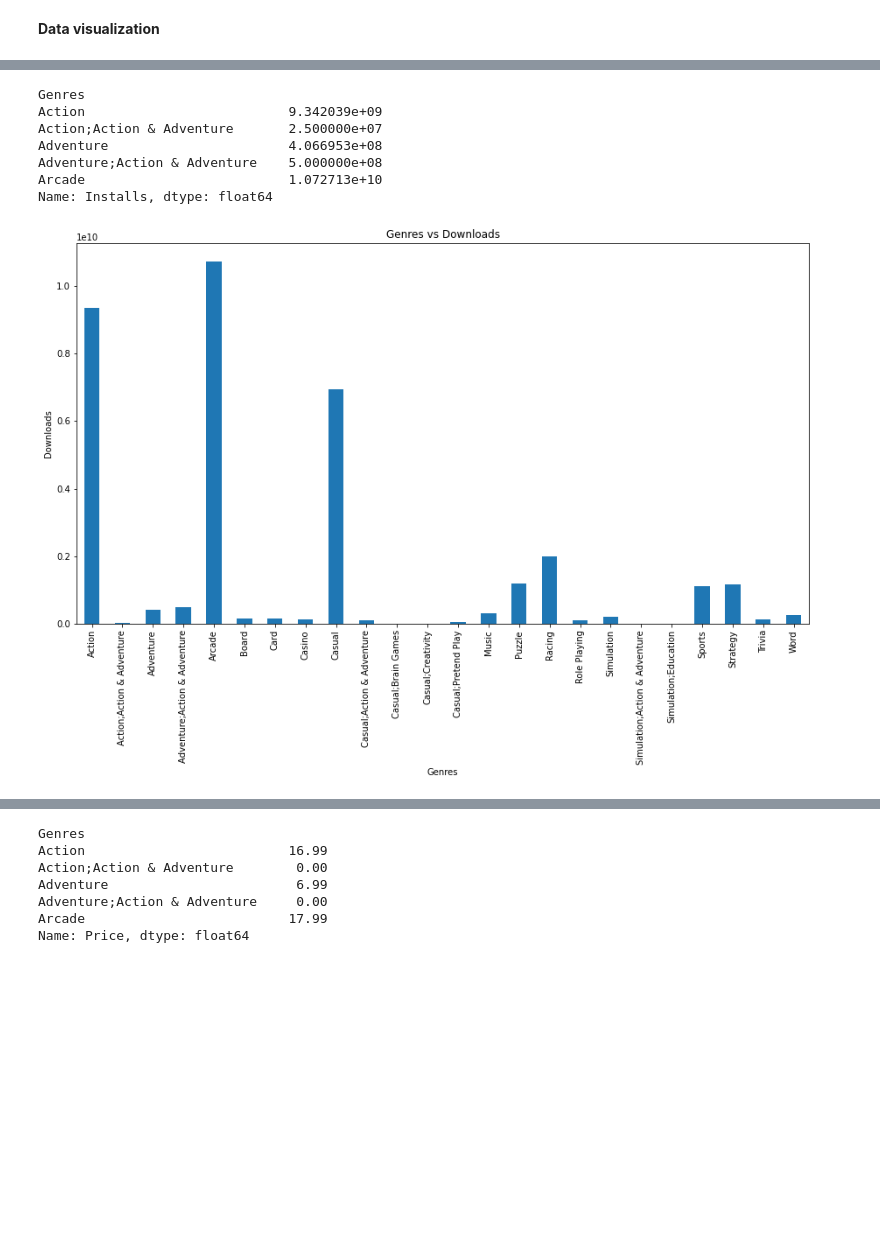
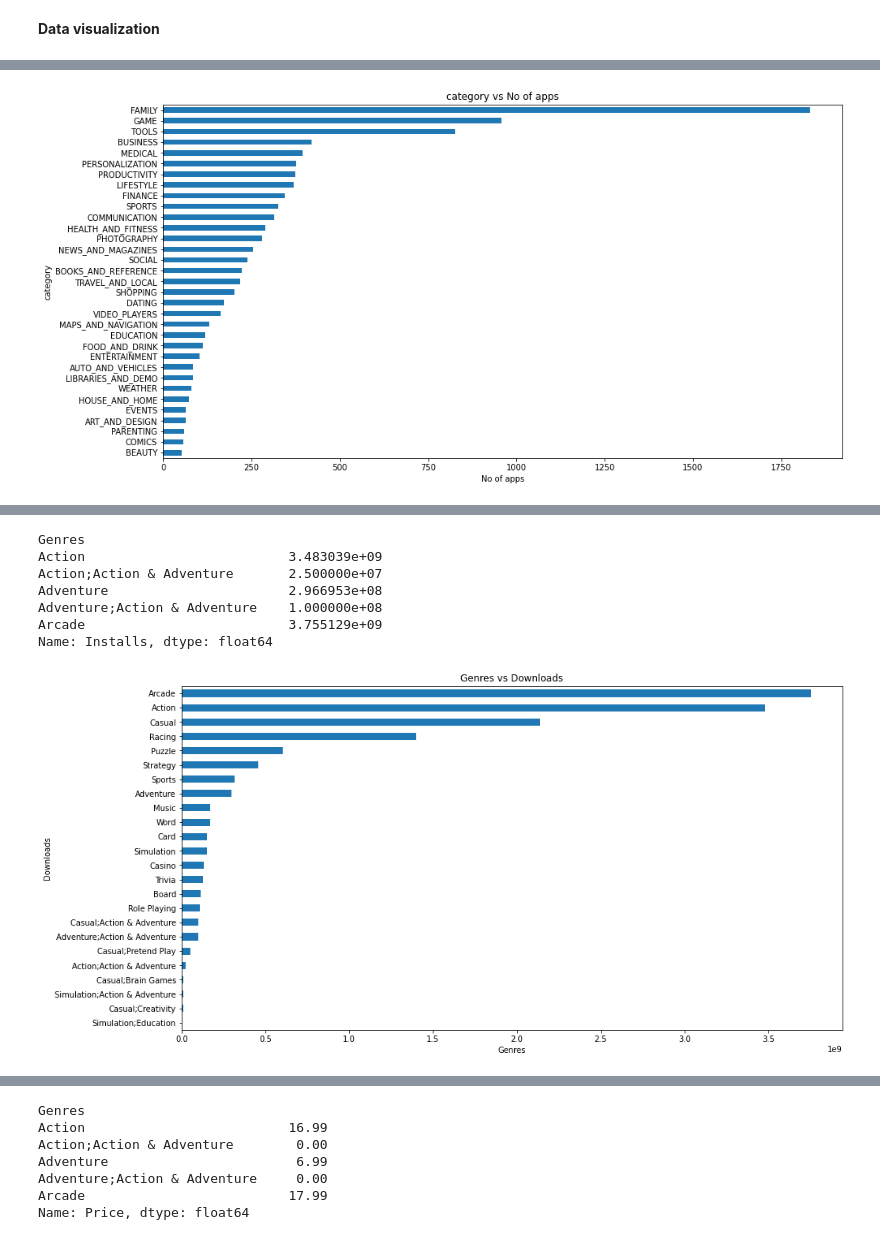
Before and after one commit to AyushSonuu/play-store-app-review-analysis, a Jupyter notebook: Play_Store_App_Review_Analysis_Capstone_Project.ipynb, the cells around one changed output, grey strips where cells are left out. Cells and saved outputs as stored; diff of their text form; code cells hidden in the pictures; blank space fills up the shorter version.

```diff
--- a/Play_Store_App_Review_Analysis_Capstone_Project.ipynb
+++ b/Play_Store_App_Review_Analysis_Capstone_Project.ipynb
@@ -168,6 +168,8 @@ df["Type"].fillna(str(df["Type"].mode().values[0]),inplace=True)
 df["Current Ver"].fillna(str(df["Current Ver"].mode().values[0]),inplace =True)
 # %%
 df["Android Ver"].fillna(str(df["Android Ver"].mode().values[0]),inplace = True)
+# %%
+df.drop_duplicates(subset=["App"],inplace=True)
 # %%
 df.isnull().sum()
 # %% [output]
@@ -505,3 +507,12 @@ plt.show()
+# %%
+y = df.groupby("Category")["App"].count().sort_values()
+y.plot(kind = "barh")
+plt.title("category vs No of apps")
+plt.xlabel("No of apps")
+plt.ylabel("category")
+plt.show()
+# %% [output]
+[figure, added]
 # %%
 df_lst =[]
 for j in df["Category"].unique():
@@ -523,20 +534,20 @@ games_comp = games_df.groupby("Genres")["Installs"].sum()
 games_comp.head()
 # %% [output]
 Genres
-Action                          9.342039e+09
+Action                          3.483039e+09
 Action;Action & Adventure       2.500000e+07
-Adventure                       4.066953e+08
-Adventure;Action & Adventure    5.000000e+08
-Arcade                          1.072713e+10
+Adventure                       2.966953e+08
+Adventure;Action & Adventure    1.000000e+08
+Arcade                          3.755129e+09
 Name: Installs, dtype: float64
 # %%
-games_comp.plot(kind="bar")
+games_comp.sort_values().plot(kind="barh")
 plt.title("Genres vs Downloads")
 plt.xlabel("Genres")
 plt.ylabel("Downloads")
 plt.show()
 # %% [output]
-[figure, old version]
+[figure, new version]
 # %%
 games_type=games_df.groupby("Genres")["Type"].value_counts().unstack().fillna(0)
 games_type.head()
```
Also changed, not shown: parts of 27 cells of this notebook.
